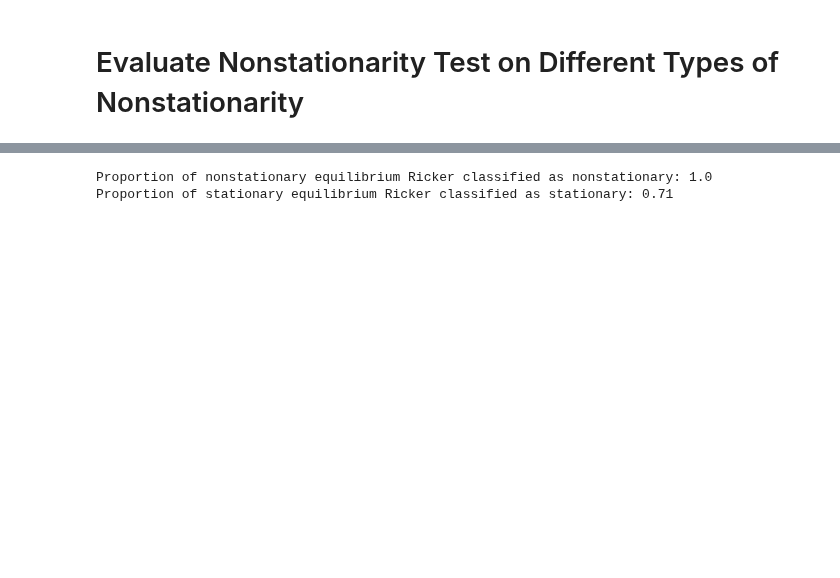
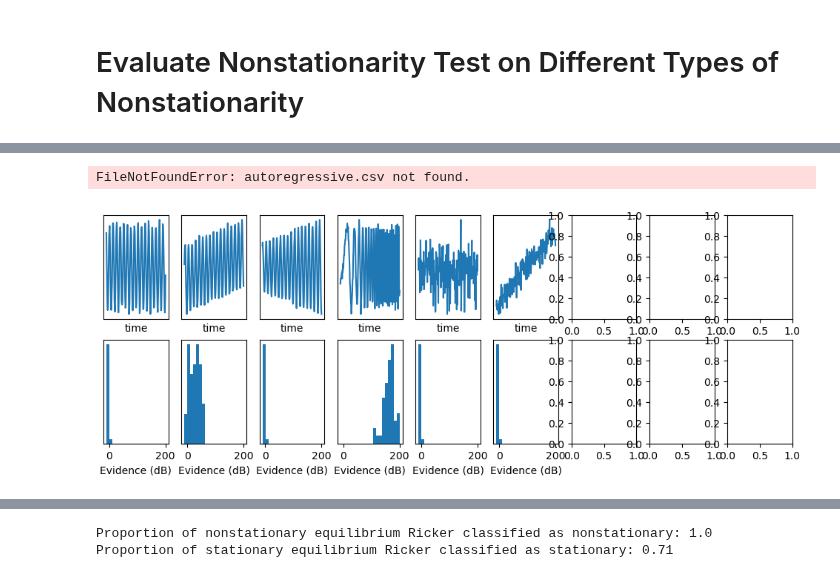
Before and after one commit to kenflat2/NS-Map, a Jupyter notebook: experiments/linear/plot_linear_results.ipynb, the cells around one changed output, grey strips where cells are left out. Drawn from its saved outputs; the diff is of its cells as text; code cells hidden in the pictures; blank space fills up the shorter version.

```diff
--- a/experiments/linear/plot_linear_results.ipynb
+++ b/experiments/linear/plot_linear_results.ipynb
@@ -33,0 +36,24 @@ plt.show()
+# %%
+fig, ax = plt.subplots(2, len(params["experiments"]), figsize=(12, 4))
+
+for i, para in enumerate(params["experiments"]):
+    data = np.loadtxt(f"{para['name']}.csv", delimiter=",")
+
+    function_name = f"generate_{para['name']}"
+    generate_function = globals().get(function_name)
+
+    ax[0, i].plot(generate_function())
+    ax[0, i].set_yticks([])
+    ax[0, i].set_xticks([])
+    ax[0, i].set_xlabel("time")
+    ax[1, i].hist(data[:, 0], bins=20, range=(-10, 200))
+    ax[1, i].set_yticks([])
+    ax[1, i].set_xlabel("Evidence (dB)")
+
+ax[0, 0].set_ylabel("Simulated data")
+ax[1, 0].set_ylabel("Frequency")
+
+plt.tight_layout()
+# %% [output]
+FileNotFoundError: autoregressive.csv not found.
+[figure, added]
```
Also changed, not shown: parts of 19 cells of this notebook, 12 other files.
